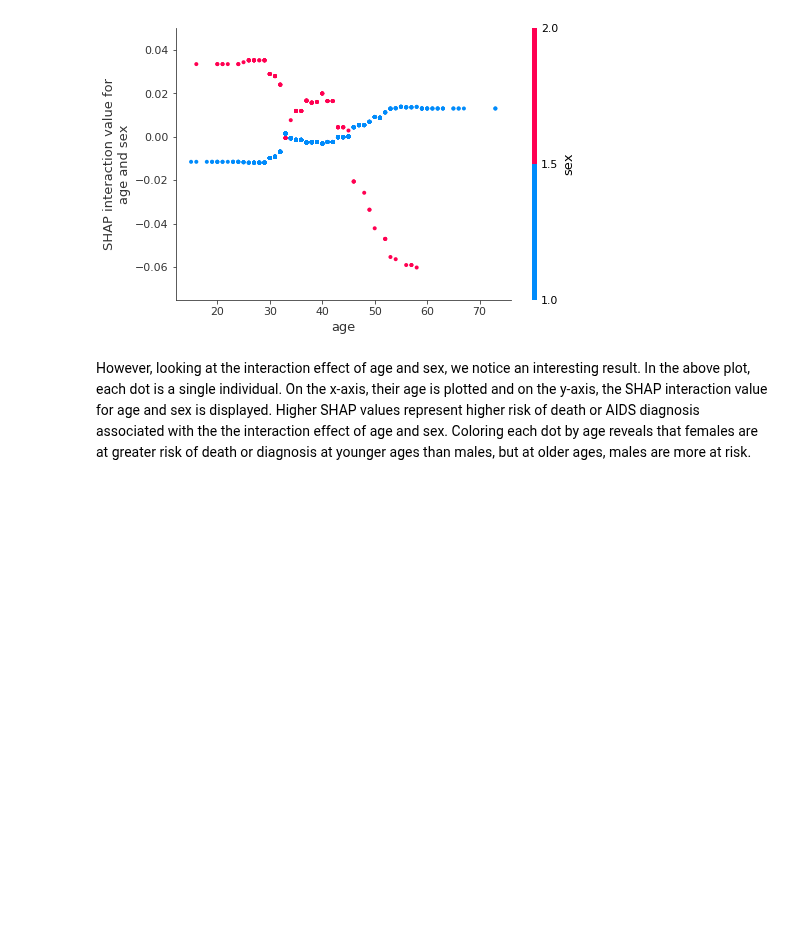
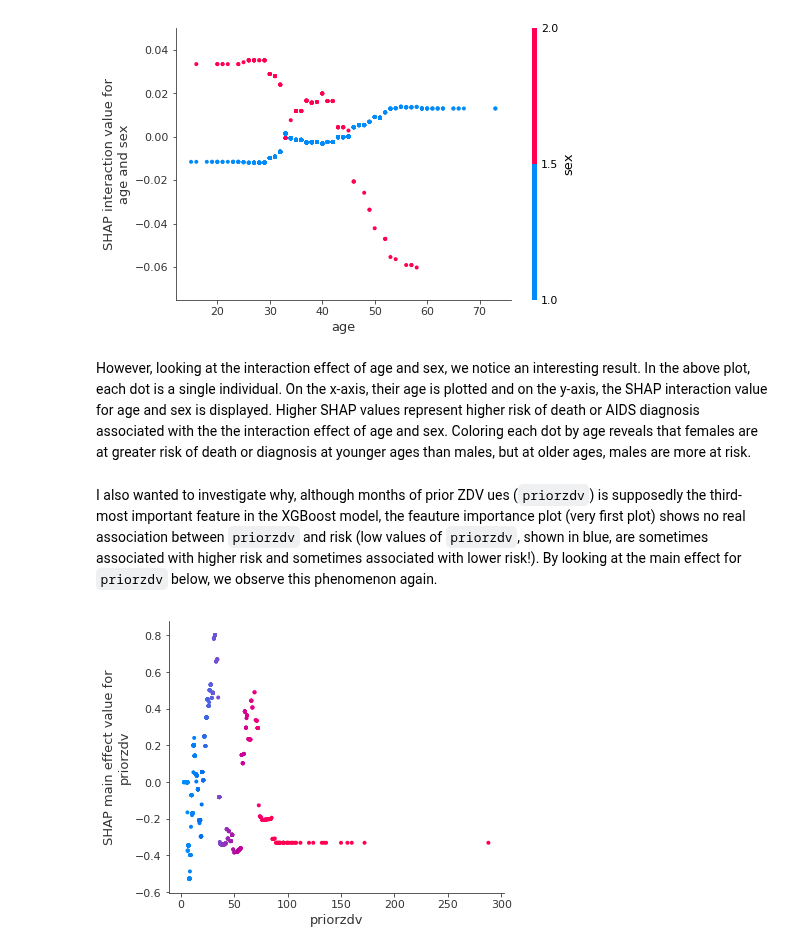
Before and after one commit to latlio/SurvivalAnalysis, a Jupyter notebook: XGBoost.ipynb, the cells around one changed output. Saved outputs shown, nothing was run; the diff lists cells and outputs as text; code cells hidden in the pictures; blank space fills up the shorter version.

Commit message:
added tx priorzdv interaction

```diff
--- a/XGBoost.ipynb
+++ b/XGBoost.ipynb
@@ -158,3 +158,13 @@ shap.dependence_plot(
 [figure]
 # %% [markdown]
 However, looking at the interaction effect of age and sex, we notice an interesting result. In the above plot, each dot is a single individual. On the x-axis, their age is plotted and on the y-axis, the SHAP interaction value for age and sex is displayed. Higher SHAP values represent higher risk of death or AIDS diagnosis associated with the the interaction effect of age and sex. Coloring each dot by age reveals that females are at greater risk of death or diagnosis at younger ages than males, but at older ages, males are more at risk.
+# %% [markdown]
+I also wanted to investigate why, although months of prior ZDV ues (`priorzdv`) is supposedly the third-most important feature in the XGBoost model, the feauture importance plot (very first plot) shows no real association between `priorzdv` and risk (low values of `priorzdv`, shown in blue, are sometimes associated with higher risk and sometimes associated with lower risk!). By looking at the main effect for `priorzdv` below, we observe this phenomenon again.
+# %%
+shap.dependence_plot(
+    ("priorzdv", "priorzdv"),
+    shap_interaction_values, X,
+    display_features=X
+)
+# %% [output]
+[figure, added]
```
Also changed, not shown: parts of 4 cells of this notebook.
